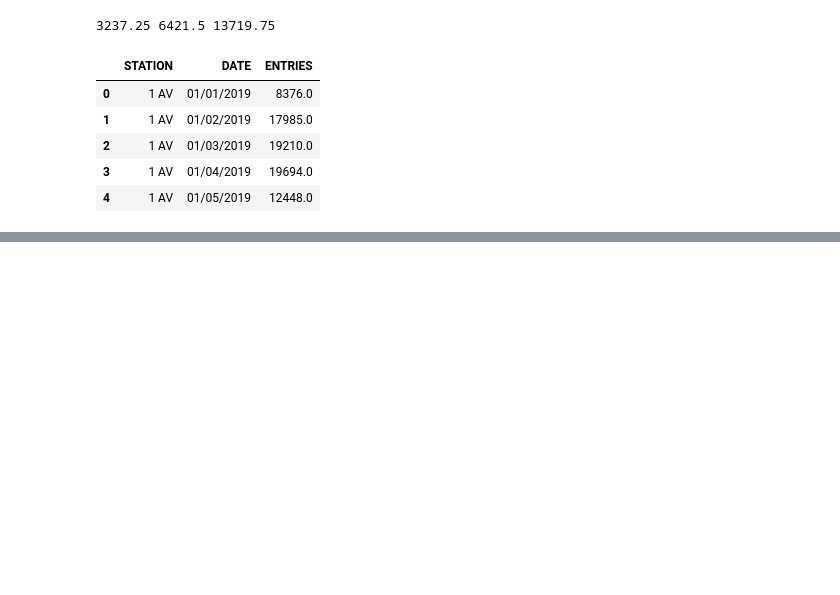
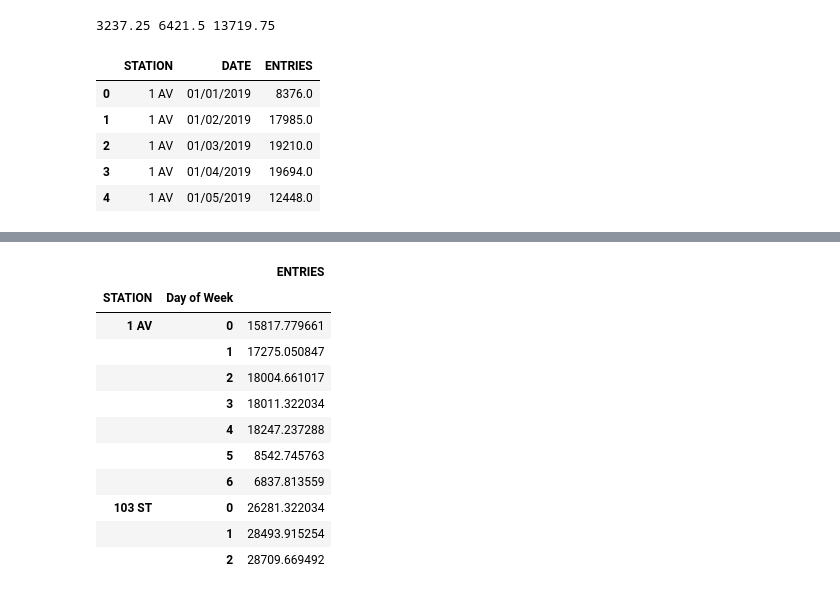
Before and after one commit to alexmuhr/metis_project_1, a Jupyter notebook: Project1_Master.ipynb, the cells around one changed output, grey strips where cells are left out. Saved outputs shown, nothing was run; the diff lists cells and outputs as text; code cells hidden in the pictures; blank space fills up the shorter version.

```diff
--- a/Project1_Master.ipynb
+++ b/Project1_Master.ipynb
@@ -181,0 +237,17 @@ sns.despine();
+# %%
+daily_means_weekly = daily_net_per_station[['STATION', 'ENTRIES','Day of Week']].groupby(by = ['STATION', 'Day of Week']).agg({'ENTRIES': 'mean'})
+# %%
+daily_means_weekly.head(10)
+# %% [output]
+|  |  | ENTRIES |
+| STATION | Day of Week |  |
+| 1 AV | 0 | 15817.779661 |
+|  | 1 | 17275.050847 |
+|  | 2 | 18004.661017 |
+|  | 3 | 18011.322034 |
+|  | 4 | 18247.237288 |
+|  | 5 | 8542.745763 |
+|  | 6 | 6837.813559 |
+| 103 ST | 0 | 26281.322034 |
+|  | 1 | 28493.915254 |
+|  | 2 | 28709.669492 |
```
Also changed, not shown: parts of 14 cells of this notebook.
